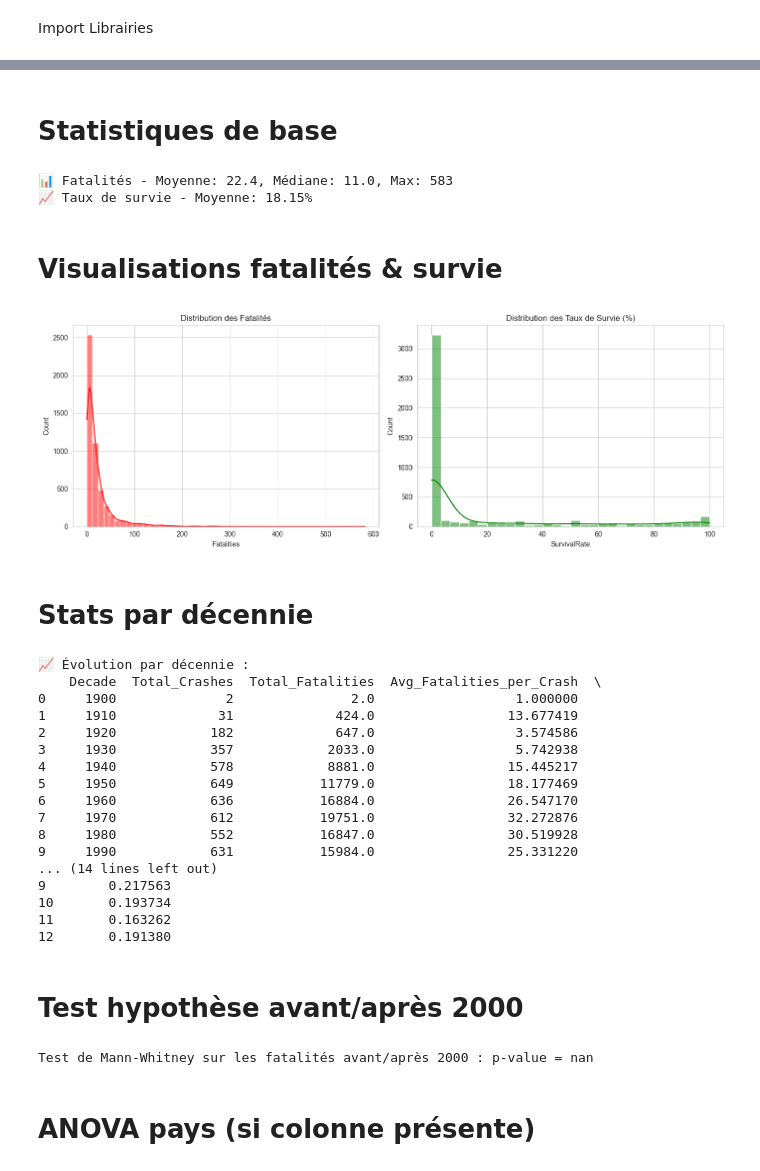
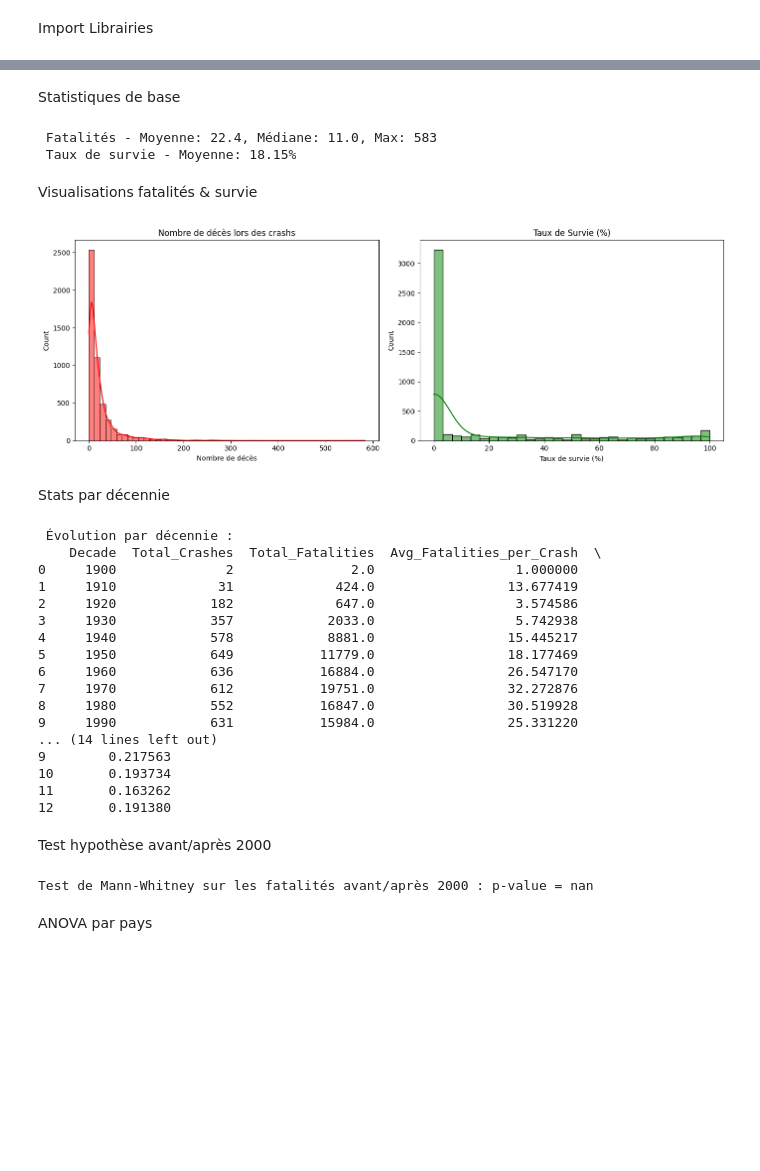
Before and after one commit to Karim7578/GenAIBootcamp, a Jupyter notebook: GenAI/Week4/Day3/DailyChallenge/DailyChallenge.ipynb, the cells around one changed output, grey strips where cells are left out. Saved outputs shown, nothing was run; the diff lists cells and outputs as text; code cells hidden in the pictures; blank space fills up the shorter version.

```diff
--- a/GenAI/Week4/Day3/DailyChallenge/DailyChallenge.ipynb
+++ b/GenAI/Week4/Day3/DailyChallenge/DailyChallenge.ipynb
@@ -40,5 +62,10 @@ df = df.drop(columns=['cn/ln', 'Registration', 'Time'], errors='ignore')
 # %%
 df['Year'] = df['Date'].dt.year
-df['SurvivalRate'] = (df['Aboard'] - df['Fatalities']) / df['Aboard']
+df['SurvivalRate'] = np.where(
+    df['Aboard'] > 0,
+    (df['Aboard'] - df['Fatalities']) / df['Aboard'],
+    np.nan
+)
+df['SurvivalRate'] = df['SurvivalRate'].replace([np.inf, -np.inf], np.nan)
 df['Decade'] = (df['Year'] // 10) * 10
 # %% [markdown]
@@ -78,10 +226,10 @@ Name: count, dtype: int64
 # %% [markdown]
-# Statistiques de base
+Statistiques de base
 # %%
 fatalities_stats = df['Fatalities'].describe()
 survival_stats = df['SurvivalRate'].describe() * 100
-print(f"\n📊 Fatalités - Moyenne: {fatalities_stats['mean']:.1f}, Médiane: {fatalities_stats['50%']:.1f}, Max: {fatalities_stats['max']:.0f}")
-print(f"📈 Taux de survie - Moyenne: {survival_stats['mean']:.2f}%")
+print(f"\n Fatalités - Moyenne: {fatalities_stats['mean']:.1f}, Médiane: {fatalities_stats['50%']:.1f}, Max: {fatalities_stats['max']:.0f}")
+print(f" Taux de survie - Moyenne: {survival_stats['mean']:.2f}%")
 # %% [output]
-📊 Fatalités - Moyenne: 22.4, Médiane: 11.0, Max: 583
-📈 Taux de survie - Moyenne: 18.15%
+ Fatalités - Moyenne: 22.4, Médiane: 11.0, Max: 583
+ Taux de survie - Moyenne: 18.15%
@@ -88,17 +274,24 @@ print(f"📈 Taux de survie - Moyenne: {survival_stats['mean']:.2f}%")
 # %% [markdown]
-# Visualisations fatalités & survie
+Visualisations fatalités & survie
 # %%
 fig, axs = plt.subplots(1, 2, figsize=(14, 5))
+
+# Premier graphique (Décès)
 sns.histplot(df['Fatalities'], bins=50, kde=True, ax=axs[0], color='red')
-axs[0].set_title("Distribution des Fatalités")
+axs[0].set_title("Nombre de décès lors des crashs")
+axs[0].set_xlabel("Nombre de décès")  # Ajout du label en abscisse
+
+# Deuxième graphique (Taux de survie)
 sns.histplot(df['SurvivalRate'] * 100, bins=30, kde=True, ax=axs[1], color='green')
-axs[1].set_title("Distribution des Taux de Survie (%)")
+axs[1].set_title("Taux de Survie (%)")
+axs[1].set_xlabel("Taux de survie (%)")  # Ajout du label en abscisse
+
 plt.tight_layout()
 plt.show()
 # %% [output]
-[figure, old version]
+[figure, new version]
 # %% [markdown]
-# Stats par décennie
+Stats par décennie
 # %%
 decade_stats = df.groupby('Decade').agg(
     Total_Crashes=('Year', 'count'),
@@ -106,10 +299,10 @@ decade_stats = df.groupby('Decade').agg(
     Avg_Fatalities_per_Crash=('Fatalities', 'mean'),
     Survival_Rate=('SurvivalRate', 'mean')
 ).reset_index()
-print("\n📈 Évolution par décennie :")
+print("\n Évolution par décennie :")
 print(decade_stats)
 # %% [output]
-📈 Évolution par décennie :
+ Évolution par décennie :
     Decade  Total_Crashes  Total_Fatalities  Avg_Fatalities_per_Crash  \
 0     1900              2               2.0                  1.000000
 1     1910             31             424.0                 13.677419
@@ -127,7 +320,7 @@ print(decade_stats)
 11       0.163262
 12       0.191380
 # %% [markdown]
-# Test hypothèse avant/après 2000
+Test hypothèse avant/après 2000
 # %%
 before = df[df['Year'] < 2000]['Fatalities']
 after = df[df['Year'] >= 2000]['Fatalities']
@@ -143,6 +336,6 @@ print(f"\n{test_used} sur les fatalités avant/après 2000 : p-value = {p:.5f}")
 # %% [output]
 Test de Mann-Whitney sur les fatalités avant/après 2000 : p-value = nan
 # %% [markdown]
-# ANOVA pays (si colonne présente)
+ANOVA par pays
 # %%
 if 'Country' in df.columns:
```
Also changed, not shown: parts of 18 cells of this notebook.
